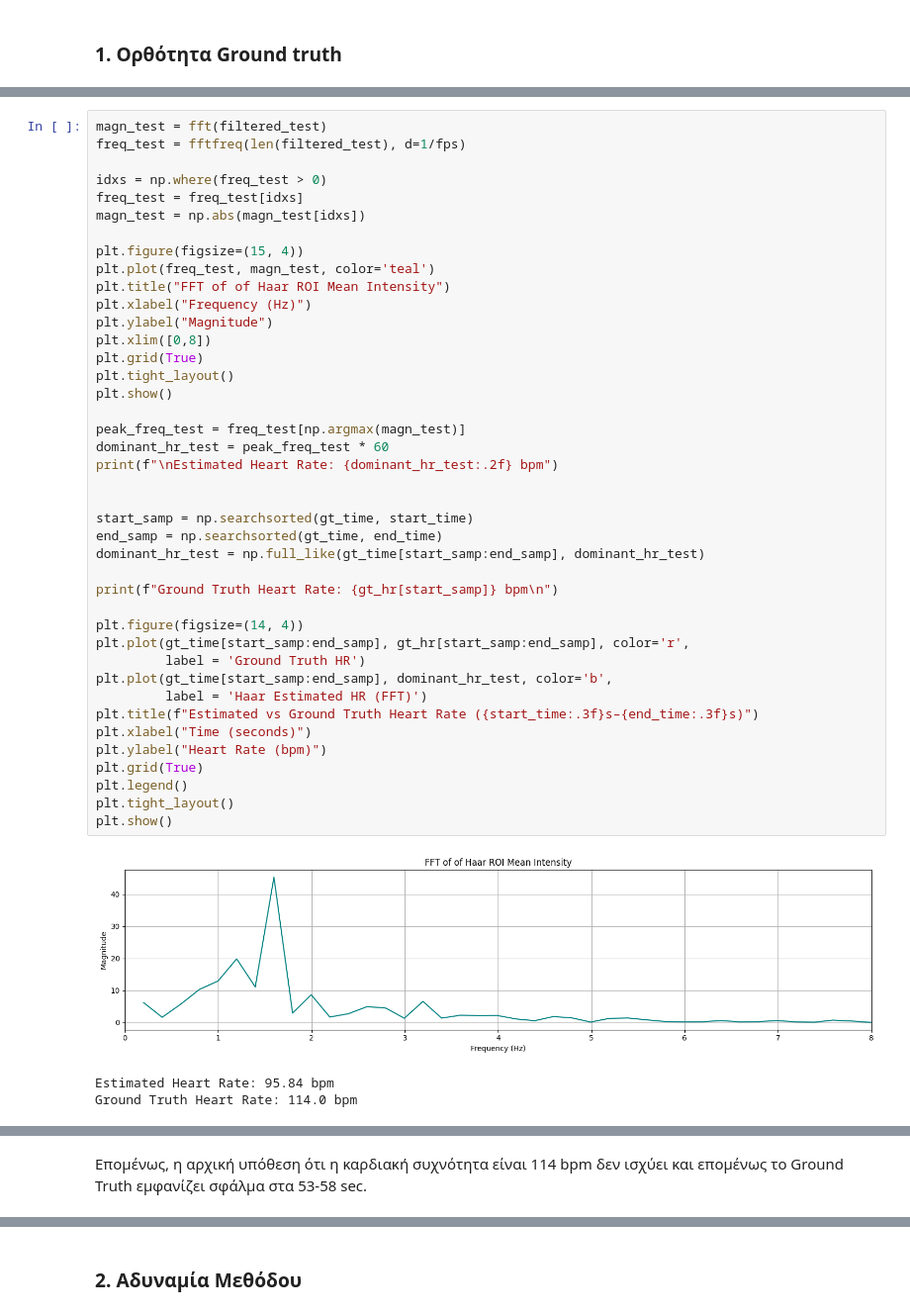
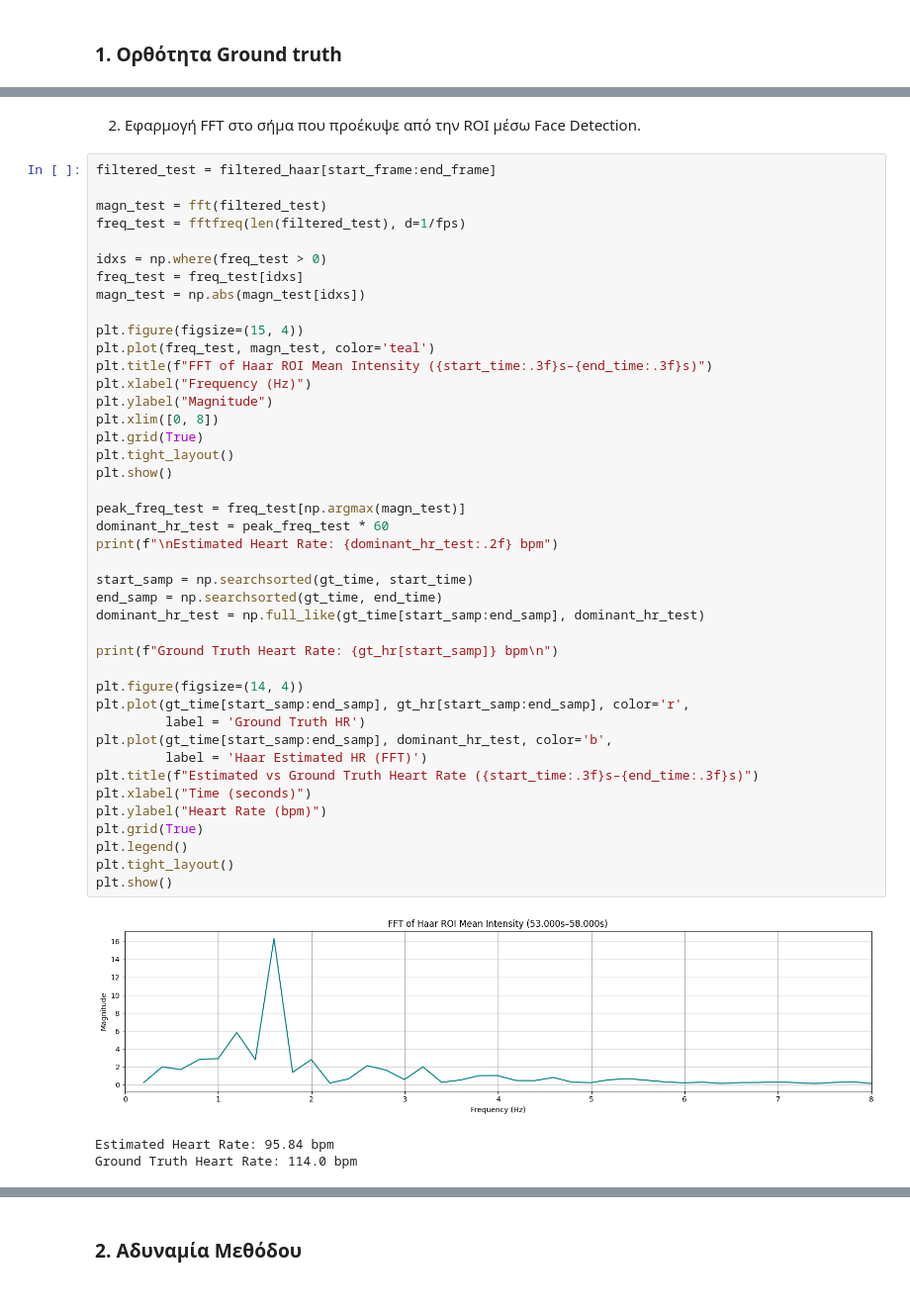
Before and after one commit to iliaxant/HR_Extraction_from_Video, a Jupyter notebook: HR_Extraction_from_Video.ipynb, the cells around one changed output, grey strips where cells are left out. Shown at 99% size. Drawn from its saved outputs; the diff is of its cells as text.

```diff
--- a/HR_Extraction_from_Video.ipynb
+++ b/HR_Extraction_from_Video.ipynb
@@ -758,4 +723,8 @@ plt.show()
+# %% [markdown]
+2) Εφαρμογή FFT στο σήμα που προέκυψε από την ROI μέσω Face Detection.
 # %%
+filtered_test = filtered_haar[start_frame:end_frame]
+
 magn_test = fft(filtered_test)
 freq_test = fftfreq(len(filtered_test), d=1/fps)
 
@@ -765,41 +734,38 @@ magn_test = np.abs(magn_test[idxs])
 
 plt.figure(figsize=(15, 4))
 plt.plot(freq_test, magn_test, color='teal')
-plt.title("FFT of of Haar ROI Mean Intensity")
+plt.title(f"FFT of Haar ROI Mean Intensity ({start_time:.3f}s–{end_time:.3f}s)")
 plt.xlabel("Frequency (Hz)")
 plt.ylabel("Magnitude")
-plt.xlim([0,8])
+plt.xlim([0, 8])
 plt.grid(True)
 plt.tight_layout()
 plt.show()
 
 peak_freq_test = freq_test[np.argmax(magn_test)]
 dominant_hr_test = peak_freq_test * 60
 print(f"\nEstimated Heart Rate: {dominant_hr_test:.2f} bpm")
-
 
 start_samp = np.searchsorted(gt_time, start_time)
 end_samp = np.searchsorted(gt_time, end_time)
 dominant_hr_test = np.full_like(gt_time[start_samp:end_samp], dominant_hr_test)
 
 print(f"Ground Truth Heart Rate: {gt_hr[start_samp]} bpm\n")
 
 plt.figure(figsize=(14, 4))
 plt.plot(gt_time[start_samp:end_samp], gt_hr[start_samp:end_samp], color='r',
          label = 'Ground Truth HR')
 plt.plot(gt_time[start_samp:end_samp], dominant_hr_test, color='b',
          label = 'Haar Estimated HR (FFT)')
 plt.title(f"Estimated vs Ground Truth Heart Rate ({start_time:.3f}s–{end_time:.3f}s)")
 plt.xlabel("Time (seconds)")
 plt.ylabel("Heart Rate (bpm)")
 plt.grid(True)
 plt.legend()
 plt.tight_layout()
 plt.show()
 # %% [output]
-[figure, old version]
+[figure, new version]
 Estimated Heart Rate: 95.84 bpm
 Ground Truth Heart Rate: 114.0 bpm
 [figure]
-# %% [markdown]
-Επομένως, η αρχική υπόθεση ότι η καρδιακή συχνότητα είναι 114 bpm δεν ισχύει και επομένως το Ground Truth εμφανίζει σφάλμα στα 53-58 sec.
```
Also changed, not shown: parts of 23 cells of this notebook.
